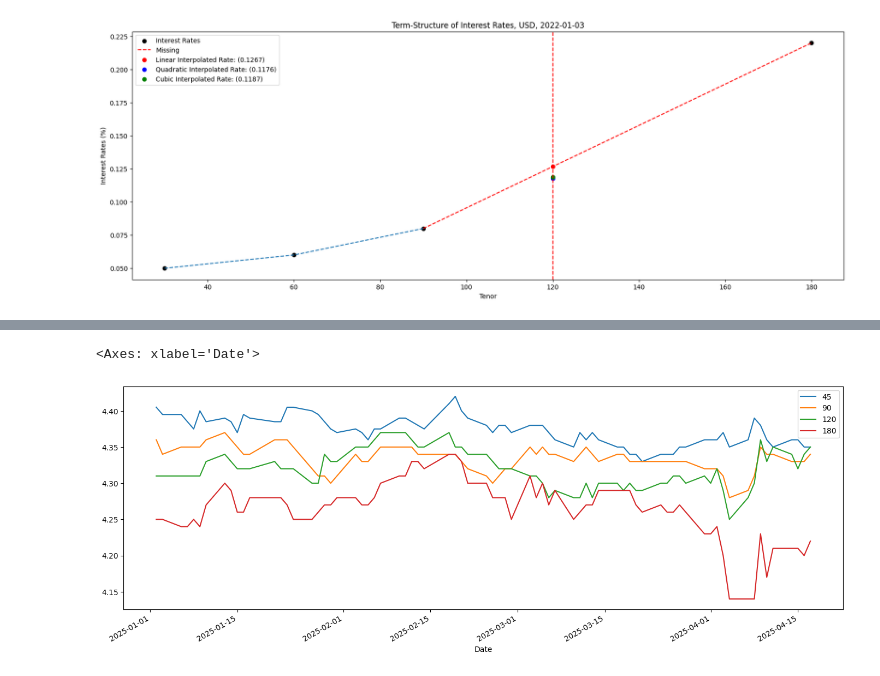
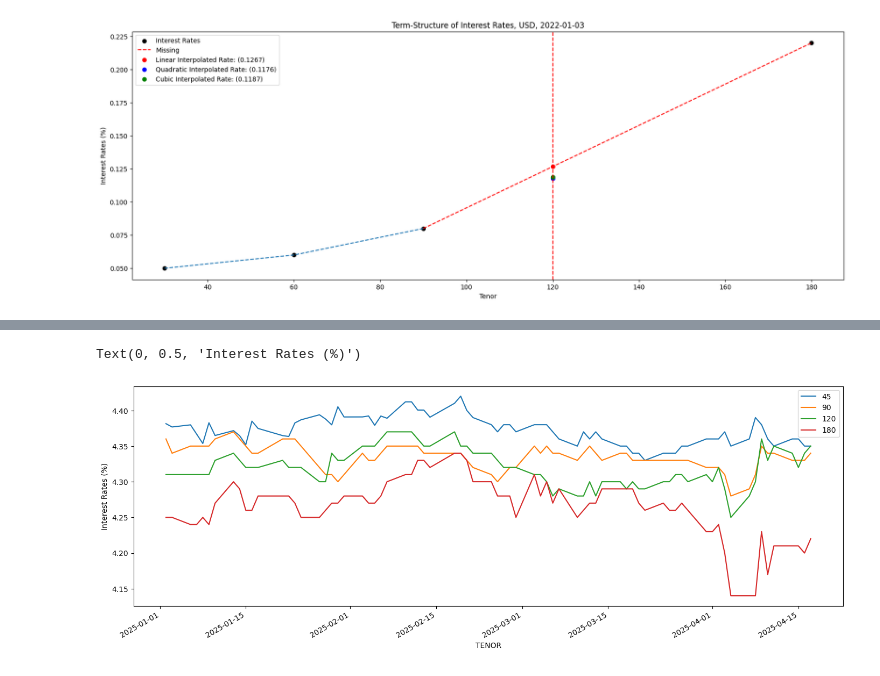
Before and after one commit to shubhamborda/Modelling-Term-Structure-of-InterestRates, a Jupyter notebook: Interpolation.ipynb, the cells around one changed output, grey strips where cells are left out. Cells and saved outputs as stored; diff of their text form; code cells hidden in the pictures.

```diff
--- a/Interpolation.ipynb
+++ b/Interpolation.ipynb
@@ -67,3 +73,20 @@ plt.legend()
 plt.show()
 # %% [output]
 [figure]
+# %%
+# US Treasury Started Publishing data of 1.5 Months.
+dayCountMapping = {
+    '1 Mo': 30, '1.5':45,'2 Mo': 60, '3 Mo': 90, '4 Mo': 120, '6 Mo': 180,
+    '1 Yr': 360, '2 Yr': 720, '3 Yr': 1080, '5 Yr': 1800,
+    '7 Yr': 2520, '10 Yr': 3600, '20 Yr': 7200,'30 Yr': 10800
+}
+
+# LINEAR INTERPOLATION TIME SERIES OF TERM STRUCTURE OF US TREASURY RATES FOR THE YEAR 2025
+USTreasuryData = InterestRates(Y=2025).USTreasury()
+USTreasuryData_=pd.DataFrame(data=USTreasuryData.values,index=USTreasuryData.index, columns=dayCountMapping.values())
+USTreasuryData_[[15,1440,2160,14400,18000]]=np.nan
+USTreasuryData_=USTreasuryData_[USTreasuryData_.columns.sort_values()]
+USTreasuryData_.interpolate(method='index',axis='columns',limit=1, limit_direction='both')
+USTreasuryData_.interpolate(method='index',axis='columns',limit=2, limit_direction='both')[[45,90,120,180]].plot(legend=True,figsize=(17,6))
+plt.xlabel('TENOR')
+plt.ylabel('Interest Rates (%)')
@@ -70,11 +96,13 @@ plt.show()
 # %%
-# LINEAR INTERPOLATION TIME SERIES OF TERM STRUCTURE OF US TREASURY RATES FOR THE YEAR 2025
+# POLYNOMIAL INTERPOLATION TIME SERIES OF TERM STRUCTURE OF US TREASURY RATES FOR THE YEAR 2025
 USTreasuryData = InterestRates(Y=2025).USTreasury()
 USTreasuryData_=pd.DataFrame(data=USTreasuryData.values,index=USTreasuryData.index, columns=dayCountMapping.values())
 USTreasuryData_[[15,1440,2160,14400,18000]]=np.nan
 USTreasuryData_=USTreasuryData_[USTreasuryData_.columns.sort_values()]
-USTreasuryData_.interpolate(method='index',axis='columns',limit=1, limit_direction='both')
-USTreasuryData_.interpolate(method='index',axis='columns',limit=2, limit_direction='both')[[45,90,120,180]].plot(legend=True,figsize=(17,6))
+USTreasuryData_.interpolate(method='polynomial',axis='columns',limit=1, limit_direction='both',order=3)
+USTreasuryData_.interpolate(method='polynomial',axis='columns',limit=1, limit_direction='both',order=3)[[45,90,120,180]].plot(legend=True,figsize=(17,6))
+plt.xlabel('TENOR')
+plt.ylabel('Interest Rates (%)')
 # %% [output]
-<Axes: xlabel='Date'>
+Text(0, 0.5, 'Interest Rates (%)')
-[figure, old version]
+[figure, new version]
```
Also changed, not shown: parts of 4 cells of this notebook.
